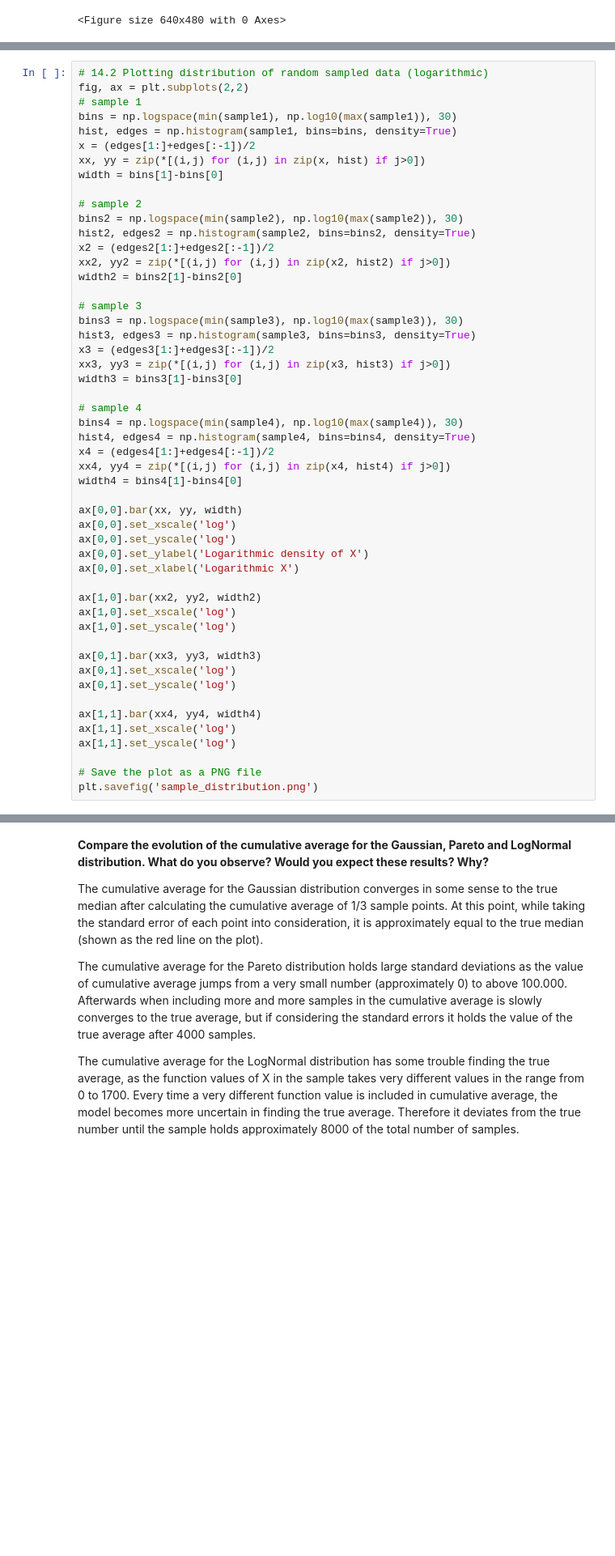
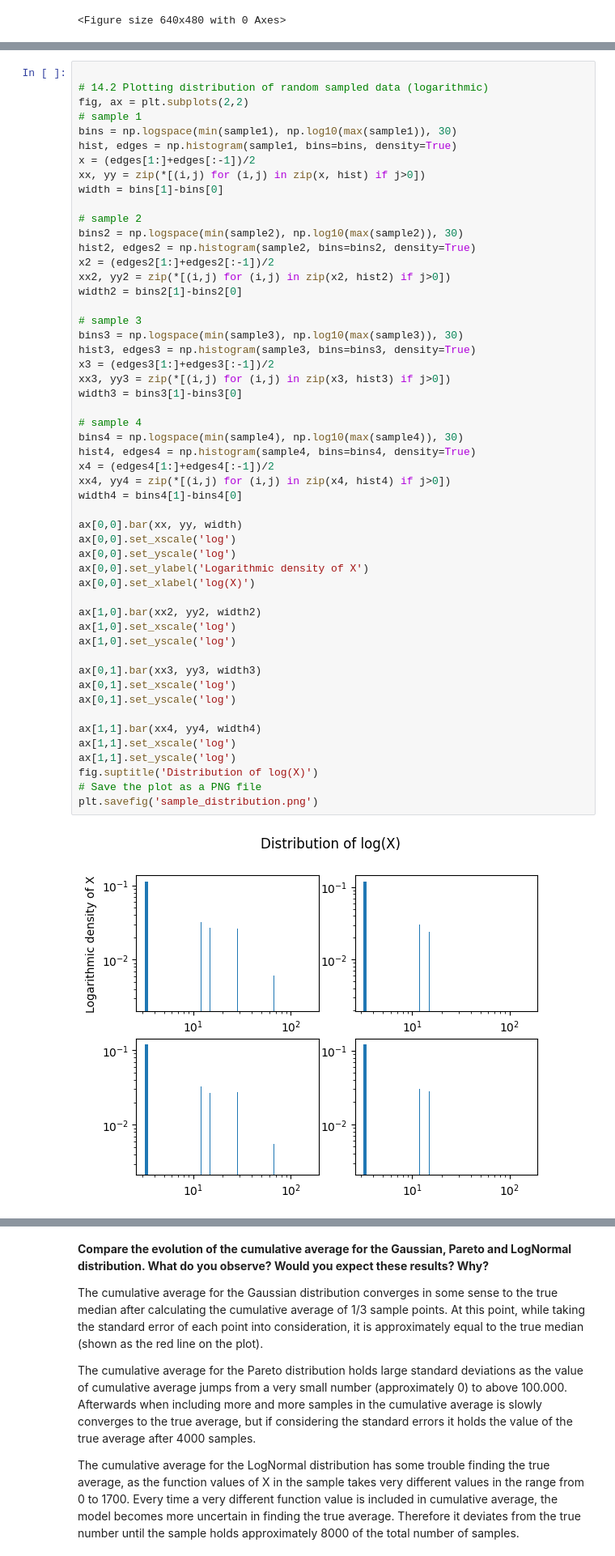
Before and after one commit to fridamariejoergensen/CSS, a Jupyter notebook: Assignment1.ipynb, the cells around one changed output, grey strips where cells are left out. Shown at 81% size. Cells and saved outputs as stored; diff of their text form; blank space fills up the shorter version.

```diff
--- a/Assignment1.ipynb
+++ b/Assignment1.ipynb
@@ -1047,4 +1056,5 @@ ax[1,1].bar(hist4, x4, width4)
 # %%
+
 # 14.2 Plotting distribution of random sampled data (logarithmic)
 fig, ax = plt.subplots(2,2)
 # sample 1
@@ -1066,35 +1076,37 @@ bins3 = np.logspace(min(sample3), np.log10(max(sample3)), 30)
 hist3, edges3 = np.histogram(sample3, bins=bins3, density=True)
 x3 = (edges3[1:]+edges3[:-1])/2
 xx3, yy3 = zip(*[(i,j) for (i,j) in zip(x3, hist3) if j>0])
 width3 = bins3[1]-bins3[0]
 
 # sample 4
 bins4 = np.logspace(min(sample4), np.log10(max(sample4)), 30)
 hist4, edges4 = np.histogram(sample4, bins=bins4, density=True)
 x4 = (edges4[1:]+edges4[:-1])/2
 xx4, yy4 = zip(*[(i,j) for (i,j) in zip(x4, hist4) if j>0])
 width4 = bins4[1]-bins4[0]
 
 ax[0,0].bar(xx, yy, width)
 ax[0,0].set_xscale('log')
 ax[0,0].set_yscale('log')
 ax[0,0].set_ylabel('Logarithmic density of X')
-ax[0,0].set_xlabel('Logarithmic X')
+ax[0,0].set_xlabel('log(X)')
 
 ax[1,0].bar(xx2, yy2, width2)
 ax[1,0].set_xscale('log')
 ax[1,0].set_yscale('log')
 
 ax[0,1].bar(xx3, yy3, width3)
 ax[0,1].set_xscale('log')
 ax[0,1].set_yscale('log')
 
 ax[1,1].bar(xx4, yy4, width4)
 ax[1,1].set_xscale('log')
 ax[1,1].set_yscale('log')
-
+fig.suptitle('Distribution of log(X)')
 # Save the plot as a PNG file
 plt.savefig('sample_distribution.png')
+# %% [output]
+[figure, added]
 # %%
 # 14.3 Computing cumulative average of X
 cum_av1 = np.array([])
```
Also changed, not shown: parts of 5 cells of this notebook, 3 other files.
